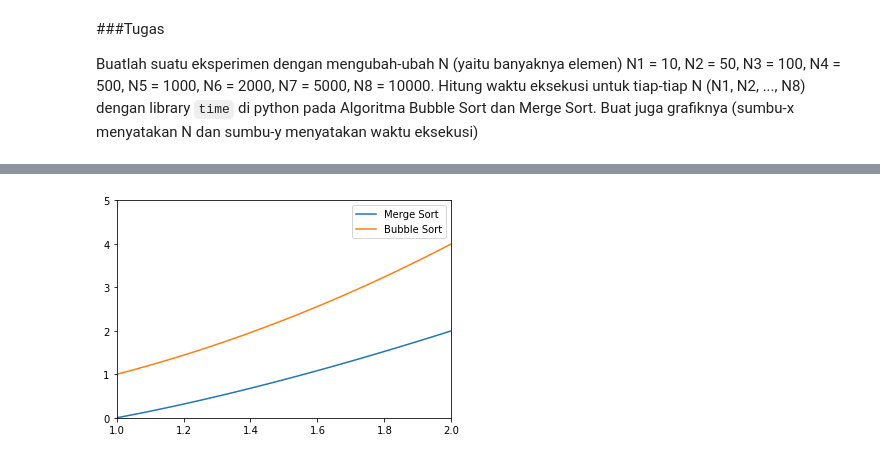
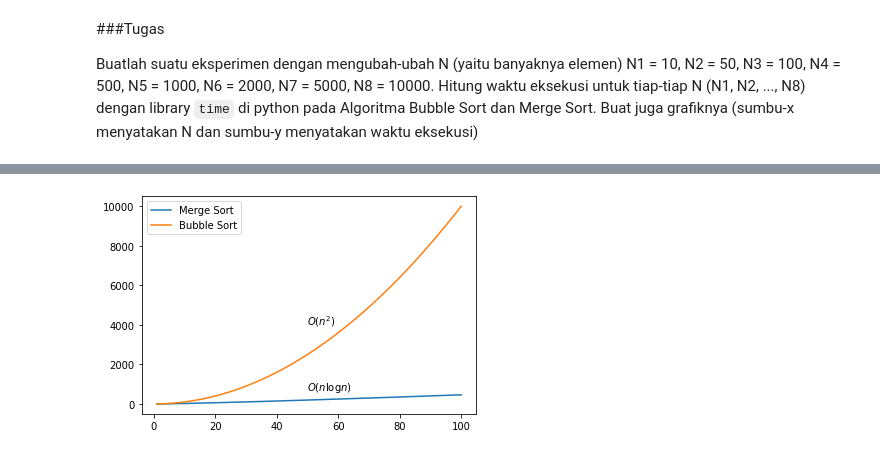
Before and after one commit to liebenlito/Algorithm-Python, a Jupyter notebook: Merge_Sort.ipynb, the cells around one changed output, grey strips where cells are left out. Drawn from its saved outputs; the diff is of its cells as text; code cells hidden in the pictures.

```diff
--- a/Merge_Sort.ipynb
+++ b/Merge_Sort.ipynb
@@ -174,10 +177,12 @@ Bubble Sort N=100 0.007487773895263672 detik
 # %%
-x = np.linspace(1, 2, 100)
-f1 = x*np.log2(x)
+x = np.linspace(1, 100, 100)
+f1 = x*np.log(x)
 f2 = x**2
 plt.plot(x, f1, x, f2);
-plt.ylim([0, 5]);
-plt.xlim([1,2]);
+plt.annotate('$O(n \log n)$', (50, 700))
+plt.annotate('$O(n^2)$', (50, 4000))
+#plt.ylim([0, 5]);
+#plt.xlim([1,2]);
 plt.legend(["Merge Sort", "Bubble Sort"]);
 # %% [output]
-[figure, old version]
+[figure, new version]
```
Also changed, not shown: parts of 7 cells of this notebook.
